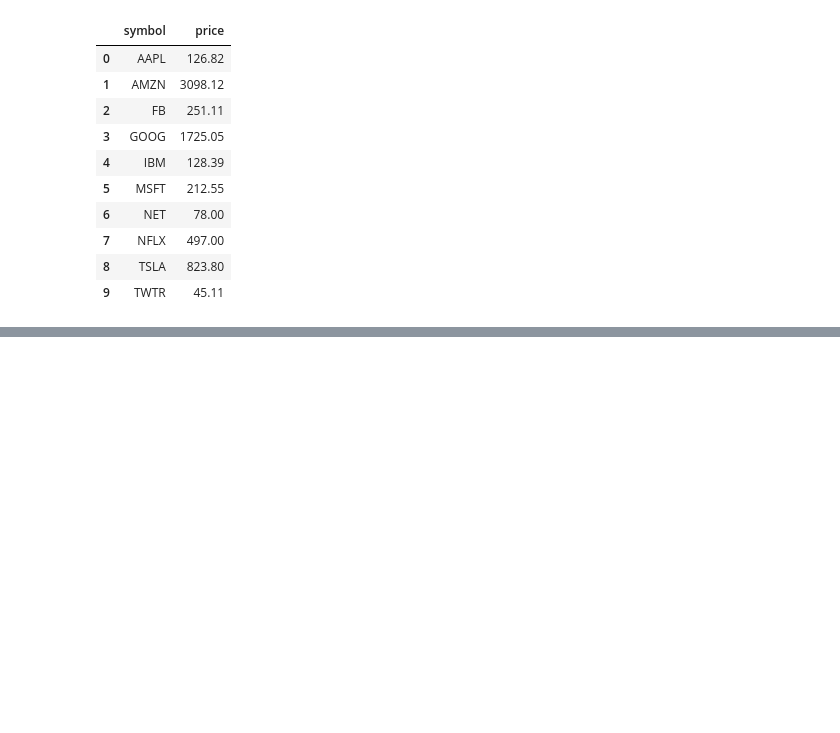
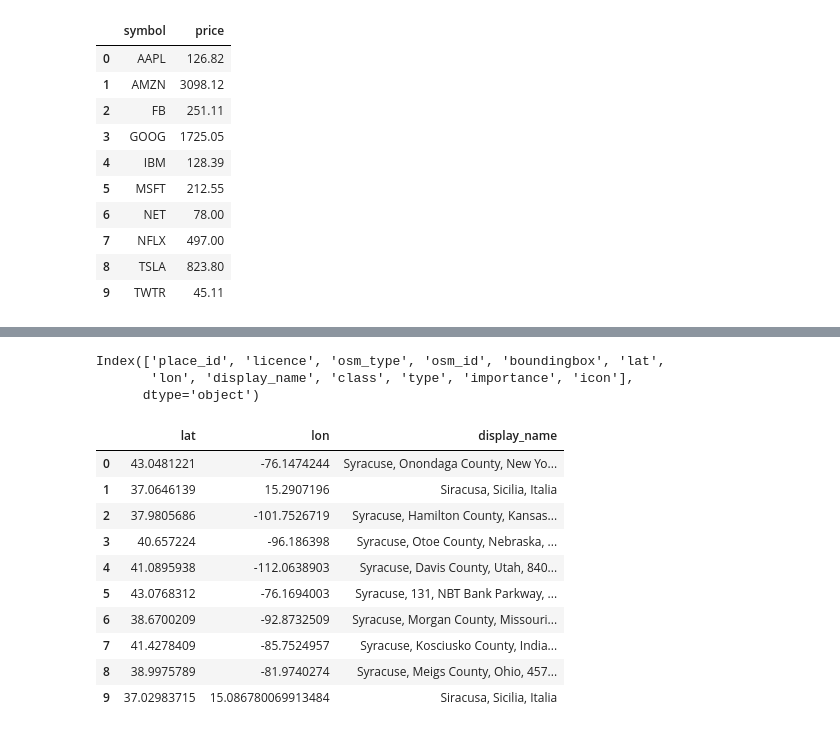
Before and after one commit to ist256/spring2021, a Jupyter notebook: lessons/12-Pandas/LargeGroup.ipynb, the cells around one changed output, grey strips where cells are left out. Saved outputs shown, nothing was run; the diff lists cells and outputs as text; code cells hidden in the pictures; blank space fills up the shorter version.

```diff
--- a/lessons/12-Pandas/LargeGroup.ipynb
+++ b/lessons/12-Pandas/LargeGroup.ipynb
@@ -127,0 +285,20 @@ geo_df
+# %%
+geo_df.columns
+# %% [output]
+Index(['place_id', 'licence', 'osm_type', 'osm_id', 'boundingbox', 'lat',
+       'lon', 'display_name', 'class', 'type', 'importance', 'icon'],
+      dtype='object')
+# %%
+geo_df[ ['lat','lon', 'display_name'] ]
+# %% [output]
+|  | lat | lon | display_name |
+| 0 | 43.0481221 | -76.1474244 | Syracuse, Onondaga County, New Yo... |
+| 1 | 37.0646139 | 15.2907196 | Siracusa, Sicilia, Italia |
+| 2 | 37.9805686 | -101.7526719 | Syracuse, Hamilton County, Kansas... |
+| 3 | 40.657224 | -96.186398 | Syracuse, Otoe County, Nebraska, ... |
+| 4 | 41.0895938 | -112.0638903 | Syracuse, Davis County, Utah, 840... |
+| 5 | 43.0768312 | -76.1694003 | Syracuse, 131, NBT Bank Parkway, ... |
+| 6 | 38.6700209 | -92.8732509 | Syracuse, Morgan County, Missouri... |
+| 7 | 41.4278409 | -85.7524957 | Syracuse, Kosciusko County, India... |
+| 8 | 38.9975789 | -81.9740274 | Syracuse, Meigs County, Ohio, 457... |
+| 9 | 37.02983715 | 15.086780069913484 | Siracusa, Sicilia, Italia |
```
Also changed, not shown: parts of 21 cells of this notebook, 3 other files.
